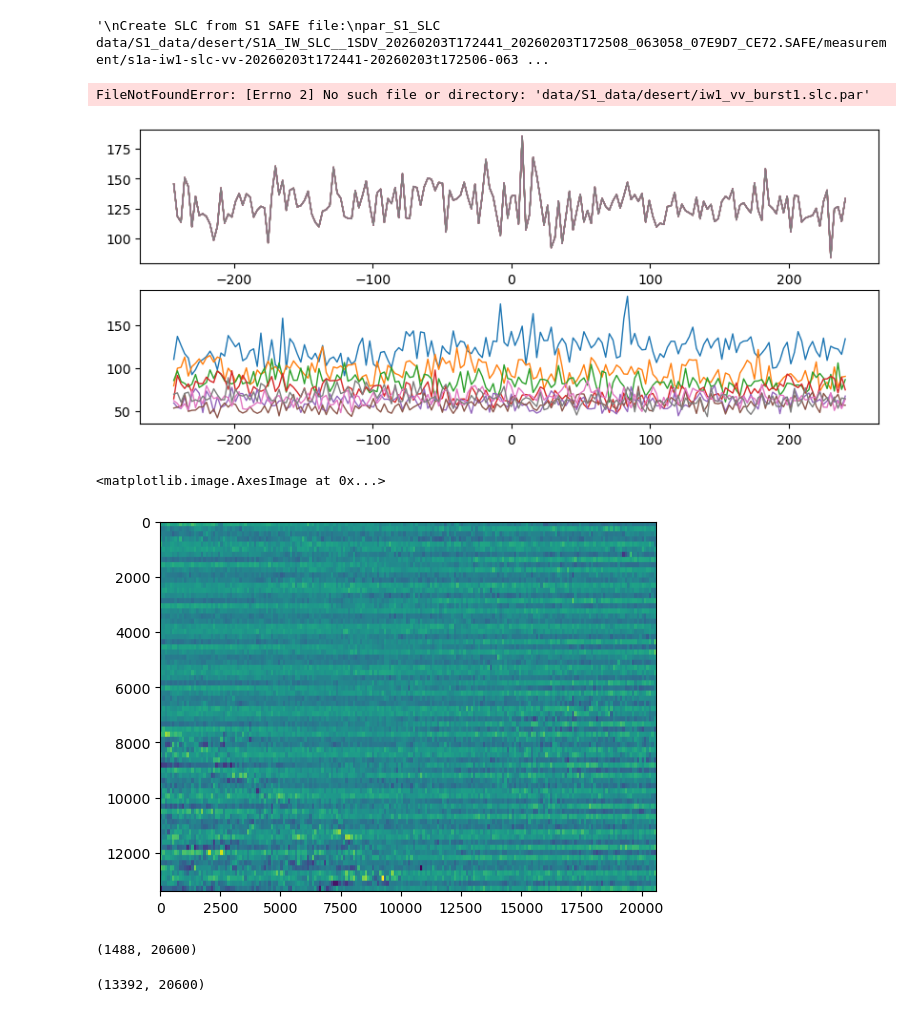
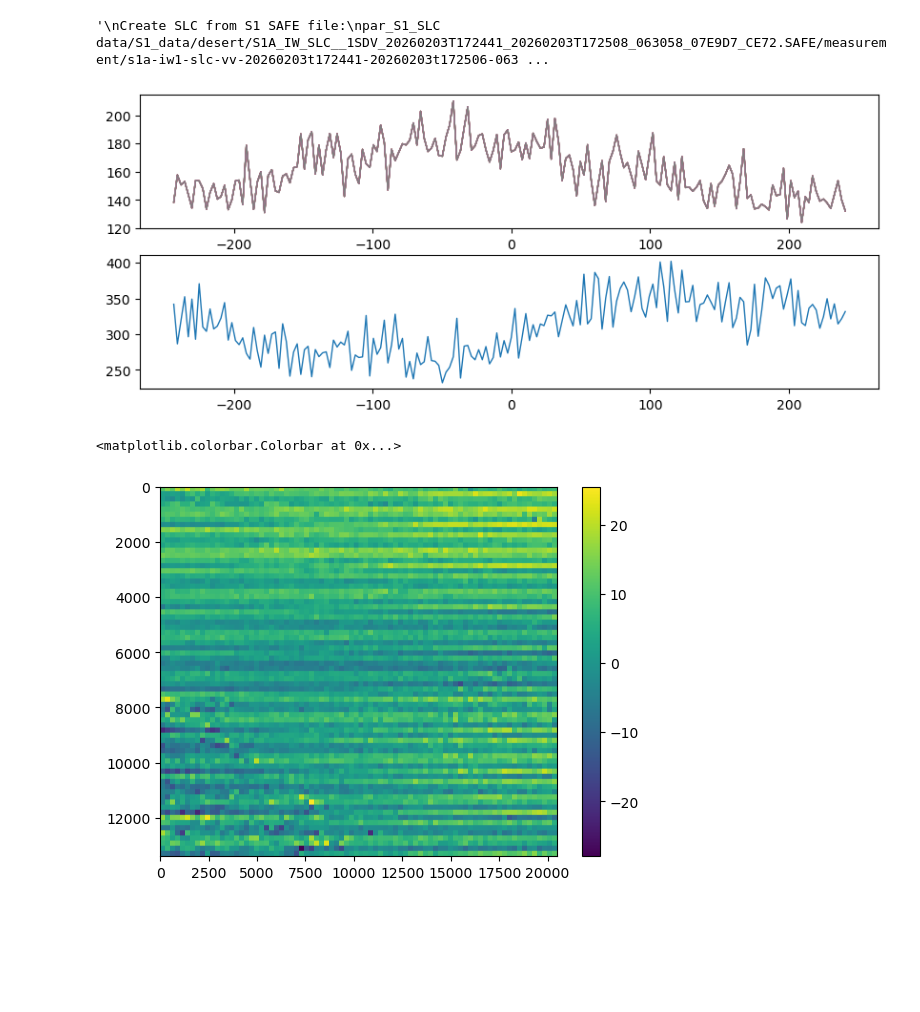
Before and after one commit to oscipal/ocean_current_retrieval, a Jupyter notebook: notebooks/s1_desert.ipynb, the cells around one changed output. Drawn from its saved outputs; the diff is of its cells as text; code cells hidden in the pictures; blank space fills up the shorter version.

```diff
--- a/notebooks/s1_desert.ipynb
+++ b/notebooks/s1_desert.ipynb
@@ -194,9 +195,9 @@ def estimate_geom_doppler(ANNOT_XML, doppler_img=None):
 # %%
 # Windowing for CDE DC estimation
 WIN_AZ = 186
-WIN_RG = 100
+WIN_RG = 256
 STRIDE_AZ = 186
-STRIDE_RG = 100
+STRIDE_RG = 256
 # %%
 SLC_PATHS = []
 SLC_PAR_PATHS = []
@@ -210,34 +211,31 @@ ANNOT_XML = "data/S1_data/desert/S1A_IW_SLC__1SDV_20260203T172441_20260203T17250
 dc_img_ffts = []
 freqs = []
 spectrums = []
+geoms=[]
+dcas = []
 
 for SLC_PATH, SLC_PAR_PATH in zip(SLC_PATHS, SLC_PAR_PATHS):
-    dc_img_ffts.append(fft_doppler(SLC_PATH, SLC_PAR_PATH, WIN_AZ, WIN_RG, STRIDE_AZ, STRIDE_RG)[0])
+    dc_img_fft = fft_doppler(SLC_PATH, SLC_PAR_PATH, WIN_AZ, WIN_RG, STRIDE_AZ, STRIDE_RG)[0]
+    dc_img_ffts.append(dc_img_fft)
     freqs.append(fft_doppler(SLC_PATH, SLC_PAR_PATH, WIN_AZ, WIN_RG, STRIDE_AZ, STRIDE_RG)[1])
     spectrums.append(fft_doppler(SLC_PATH, SLC_PAR_PATH, WIN_AZ, WIN_RG, STRIDE_AZ, STRIDE_RG)[2])
+    geom = geometry.estimate_geom_doppler_s1_burst(SLC_PAR_PATH, WIN_AZ, WIN_RG, STRIDE_AZ, STRIDE_RG)
+    geoms.append(geom)
+    dcas.append(dc_img_fft-geom)
-# %% [output]
-FileNotFoundError: [Errno 2] No such file or directory: 'data/S1_data/desert/iw1_vv_burst1.slc.par'
 # %%
 fig,ax = plt.subplots(2,1,figsize=(10,4))
 for i in range(2,10):
     ax[0].plot(freqs[0], spectrums[0][1,13], lw=1)
 
-for i in range(8):
+for i in range(1):
     ax[1].plot(freqs[0], spectrums[0][i,1], lw=1)
 # %% [output]
-[figure, old version]
+[figure, new version]
 # %%
-dca = np.concatenate(dc_img_ffts)
+dca = np.concatenate(dcas)
 # %%
-plt.imshow(dca, aspect='auto')
+plt.imshow(dca, aspect='auto',)
+plt.colorbar()
 # %% [output]
-<matplotlib.image.AxesImage at 0x...>
+<matplotlib.colorbar.Colorbar at 0x...>
-[figure, old version]
+[figure, new version]
-# %%
-dc_img_ffts[0].shape
-# %% [output]
-(1488, 20600)
-# %%
-dca.shape
-# %% [output]
-(13392, 20600)
```
Also changed, not shown: parts of 3 cells of this notebook, 13 other files.
